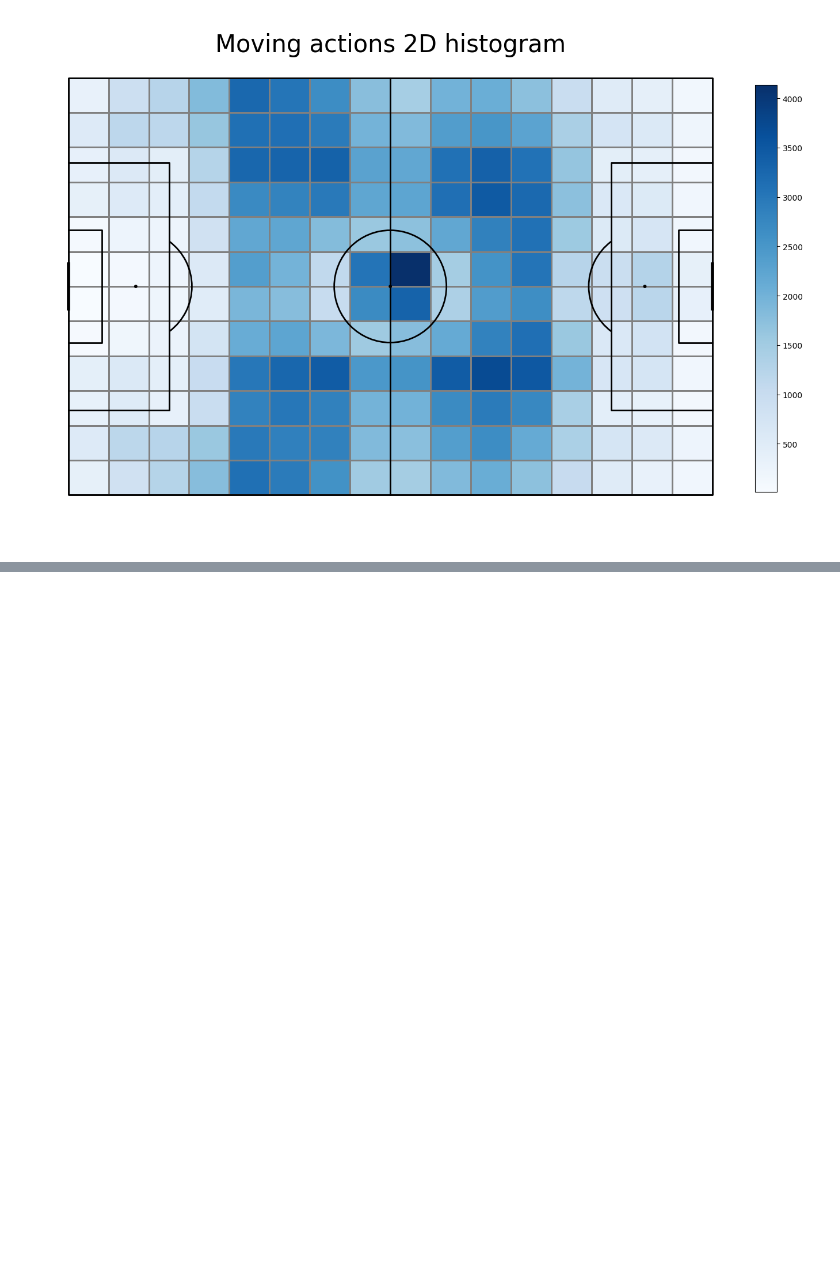
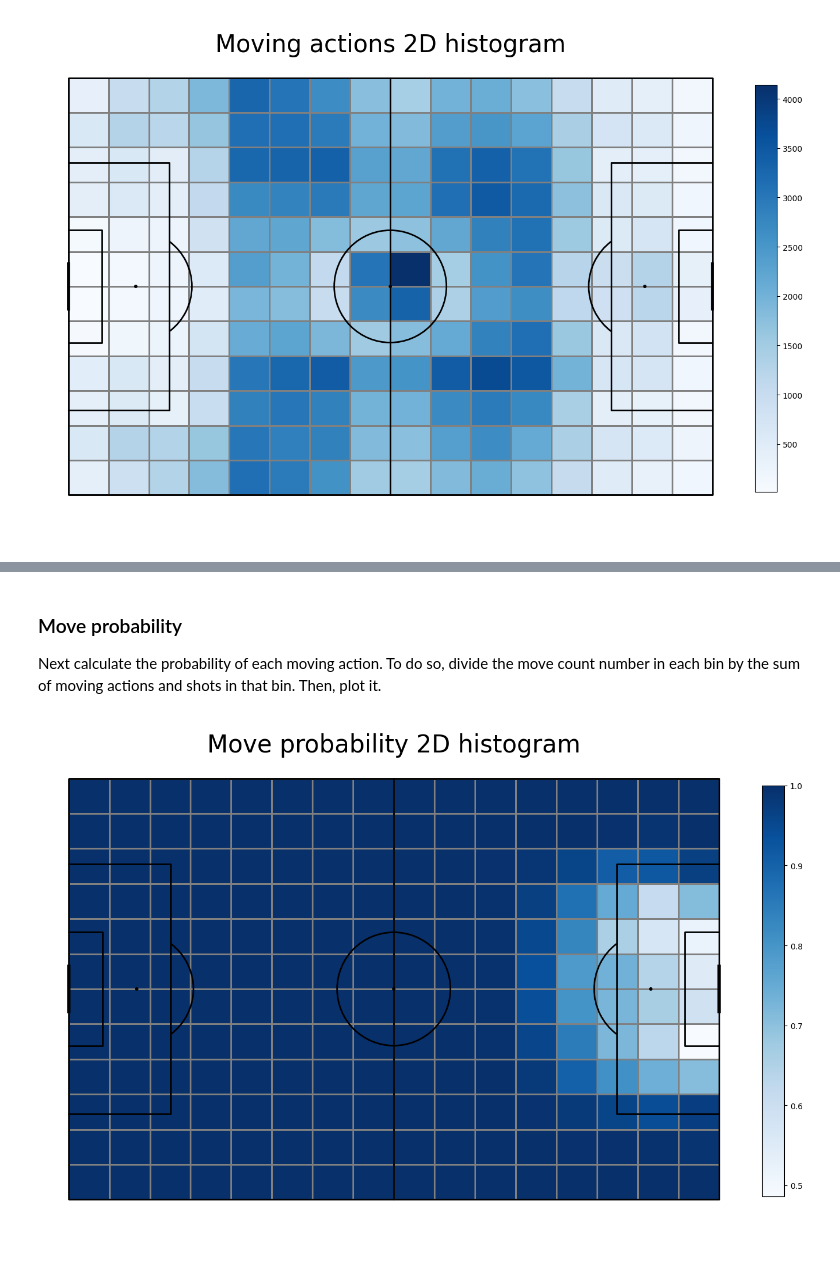
Before and after one commit to khoffLSU/footy_analytics, a Jupyter notebook: Valuing Actions Chapter.ipynb, the cells around one changed output, grey strips where cells are left out. Drawn from its saved outputs; the diff is of its cells as text; code cells hidden in the pictures; blank space fills up the shorter version.

```diff
--- a/Valuing Actions Chapter.ipynb
+++ b/Valuing Actions Chapter.ipynb
@@ -193,7 +193,7 @@ move_df = (df
               y = lambda df: df.positions.apply(lambda cell: (100 - cell[0]['y']) * 68/100),
               end_x = lambda df: df.positions.apply(lambda cell: (cell[1]['x']) * 105/100),
               end_y = lambda df: df.positions.apply(lambda cell: (100 - cell[1]['y']) * 68/100))
-      .query('(end_x != 0 and end_y != 68) and (end_x != 105 and end_y != 0)')
+      .query('(end_x != 0 and end_y != 68)' and '(end_x != 105 and end_y != 0)')
           )
 
 move_df.head(3)
@@ -221,0 +285,18 @@ move_count = move["statistic"]
+# %% [markdown]
+### Move probability
+Next calculate the probability of each moving action. To do so, divide the move count number in each bin by the sum of moving actions and shots in that bin. Then, plot it.
+# %%
+move_probability = move_count/(move_count+shot_count)
+# %%
+#plotting it
+fig, ax = pitch.grid(grid_height=0.9, title_height=0.06, axis=False,
+                     endnote_height=0.04, title_space=0, endnote_space=0)
+move["statistic"] = move_probability
+pcm  = pitch.heatmap(move, cmap='Blues', edgecolor='grey', ax=ax['pitch'], label)
+#legend to our plot
+ax_cbar = fig.add_axes((1, 0.093, 0.03, 0.786))
+cbar = plt.colorbar(pcm, cax=ax_cbar)
+fig.suptitle('Move probability 2D histogram', fontsize = 30)
+plt.show()
+# %% [output]
+[figure, added]
```
Also changed, not shown: parts of 14 cells of this notebook.
